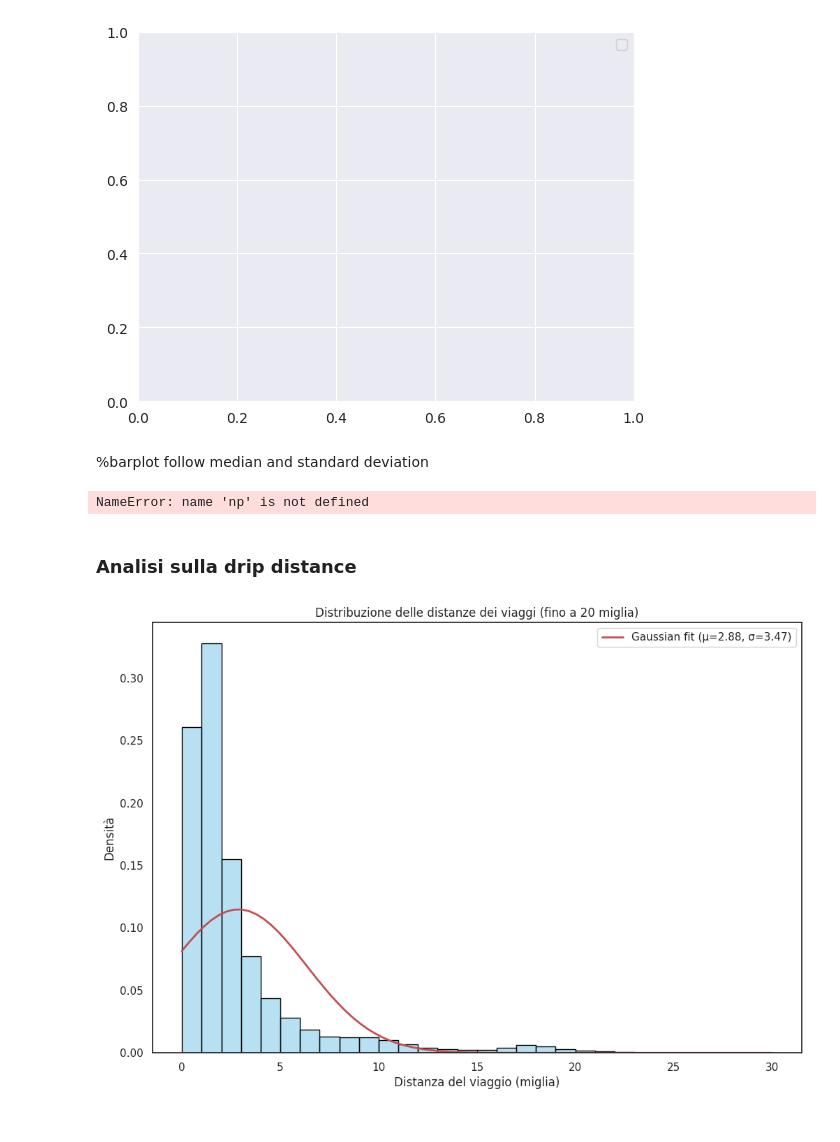
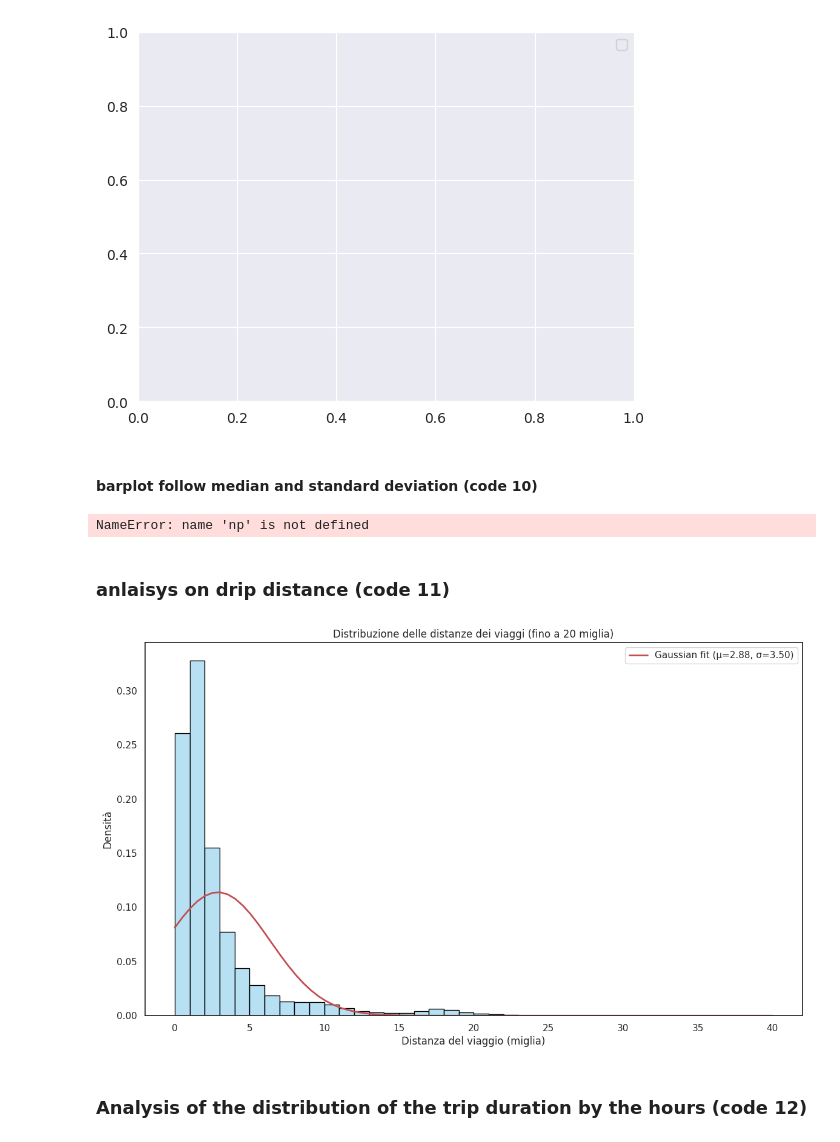
Before and after one commit to NicolaPicciafuoco/time-series-analysis, a Jupyter notebook: code/notebook.ipynb, the cells around one changed output. Drawn from its saved outputs; the diff is of its cells as text; code cells hidden in the pictures.

```diff
--- a/code/notebook.ipynb
+++ b/code/notebook.ipynb
@@ -206,5 +216,5 @@ plt.legend()
 <matplotlib.legend.Legend at 0x...>
 [figure]
 # %% [markdown]
-%barplot follow median and standard deviation
+#### barplot follow median and standard deviation (code 10)
 # %%
@@ -229,37 +241,41 @@ plt.show()
 # %% [output]
 NameError: name 'np' is not defined
 # %% [markdown]
-### Analisi sulla drip distance
+### anlaisys on  drip distance (code 11)
 # %%
+#! before run this you must run the code 1 and 2
+
 plt.style.use('default')
 sns.set_theme(style="white")  # Set the style of the plots
 
 # Load the dataset in a DataFrame
 columns=['trip_distance']
 df_2015_01 = pd.read_csv(file_path1, usecols=columns)   # Load the dataset  in a DataFrame
 df_2016_01 = pd.read_csv(file_path2, usecols=columns)
 df_2016_02 = pd.read_csv(file_path3, usecols=columns)
 df_2016_03 = pd.read_csv(file_path4, usecols=columns)
 
 # Filter date with trip distance between 0 and 100 miles
 df_total = pd.concat([df_2015_01, df_2016_01, df_2016_02, df_2016_03], ignore_index=True)
-df_total_filtered = df_total[(df_total['trip_distance'] > 0) & (df_total['trip_distance'] <= 30)]
+df_total_filtered = df_total[(df_total['trip_distance'] > 0) & (df_total['trip_distance'] <= 40)]
 
 # Calculate the mean and standard deviation of the distribution
 mu, std = norm.fit(df_total_filtered['trip_distance'])
 
 # Create the Gaussian distribution
-x = np.linspace(0, 30, 80)
+x = np.linspace(0, 40, 80)
 p = norm.pdf(x, mu, std)        # Gaussian distribution
 
 # Plot the histogram and the Gaussian distribution
-plt.figure(figsize=(12, 8))
-sns.histplot(df_total_filtered['trip_distance'], bins=30, color='skyblue', edgecolor='black', stat='density', kde=False, alpha=0.6)
+plt.figure(figsize=(14, 8))
+sns.histplot(df_total_filtered['trip_distance'], bins=40, color='skyblue', edgecolor='black', stat='density', kde=False, alpha=0.6)
 plt.plot(x, p, 'r-', lw=2, label=f'Gaussian fit (μ={mu:.2f}, σ={std:.2f})')  # Curve of the Gaussian distribution
 plt.title("Distribuzione delle distanze dei viaggi (fino a 20 miglia)")
 plt.xlabel("Distanza del viaggio (miglia)")
 plt.ylabel("Densità")
 plt.legend()
 plt.show()
 # %% [output]
-[figure, old version]
+[figure, new version]
+# %% [markdown]
+### Analysis of the distribution of the trip duration by the hours (code 12)
```
Also changed, not shown: parts of 27 cells of this notebook.
